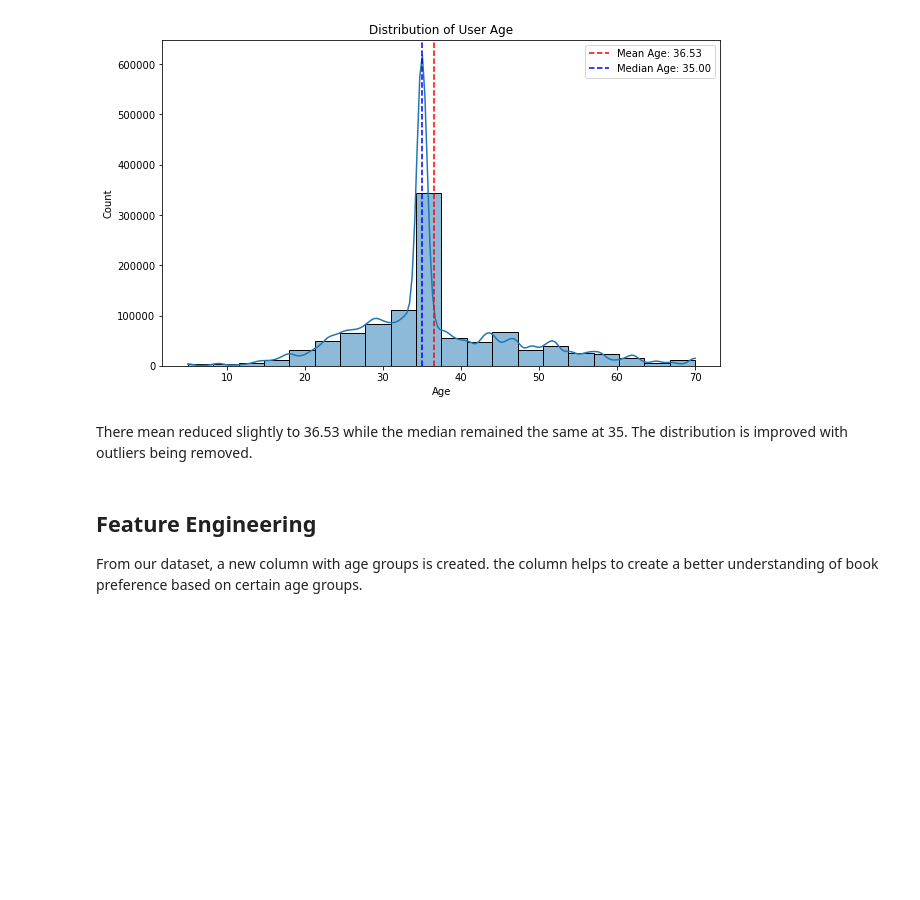
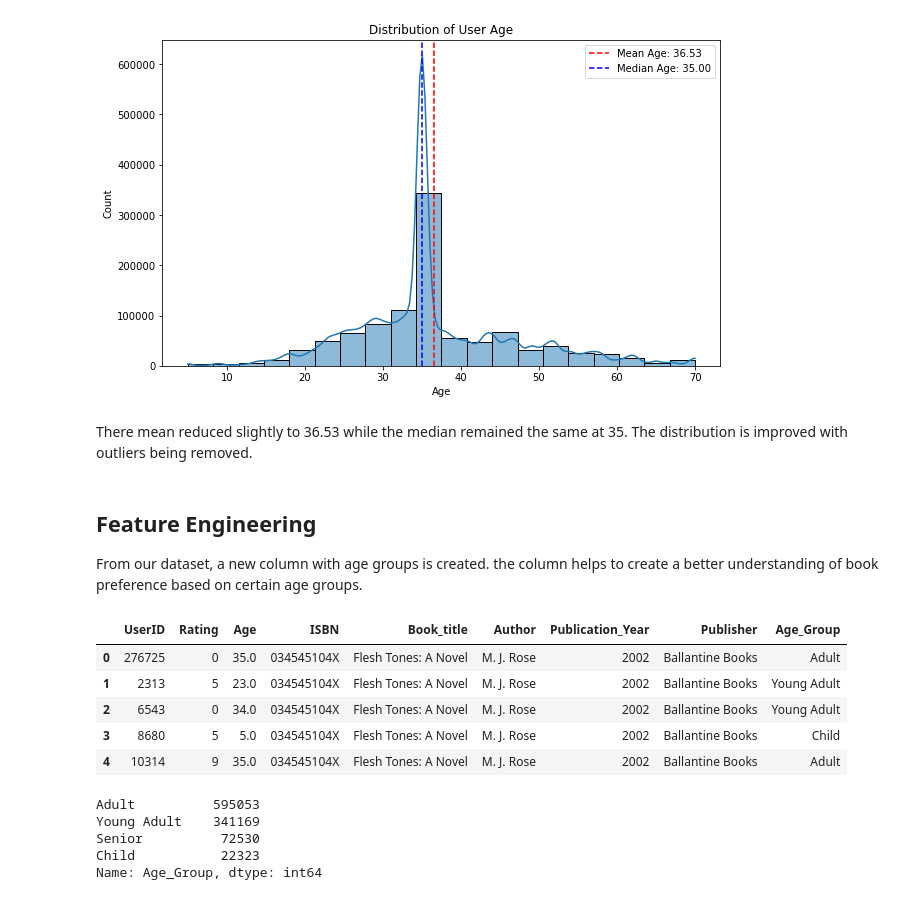
Before and after one commit to aritamichael/Final_Project_4_Moringa, a Jupyter notebook: index.ipynb, the cells around one changed output. Cells and saved outputs as stored; diff of their text form; code cells hidden in the pictures; blank space fills up the shorter version.

```diff
--- a/index.ipynb
+++ b/index.ipynb
@@ -856,3 +856,34 @@ The distribution is improved with outliers being removed.
 # %% [markdown]
 ## Feature Engineering
 From our dataset, a new column with age groups is created. the column helps to create a better understanding of book preference based on certain age groups.
+# %%
+#function for feature engineering
+def age_group(age):
+    if age < 18:
+        return 'Child'
+    elif age < 35:
+        return 'Young Adult'
+    elif age < 55:
+        return 'Adult'
+    else:
+        return 'Senior'
+
+# Apply the age_group function only on known ages
+merged_df1['Age_Group'] = merged_df1['Age'].apply(lambda x: age_group(x) if pd.notnull(x) else np.nan)
+merged_df1.head(5)
+# %% [output]
+|  | UserID | Rating | Age | ISBN | Book_title | Author | Publication_Year | Publisher | Age_Group |
+| 0 | 276725 | 0 | 35.0 | 034545104X | Flesh Tones: A Novel | M. J. Rose | 2002 | Ballantine Books | Adult |
+| 1 | 2313 | 5 | 23.0 | 034545104X | Flesh Tones: A Novel | M. J. Rose | 2002 | Ballantine Books | Young Adult |
+| 2 | 6543 | 0 | 34.0 | 034545104X | Flesh Tones: A Novel | M. J. Rose | 2002 | Ballantine Books | Young Adult |
+| 3 | 8680 | 5 | 5.0 | 034545104X | Flesh Tones: A Novel | M. J. Rose | 2002 | Ballantine Books | Child |
+| 4 | 10314 | 9 | 35.0 | 034545104X | Flesh Tones: A Novel | M. J. Rose | 2002 | Ballantine Books | Adult |
+# %%
+#Count of each age group
+merged_df1['Age_Group'].value_counts()
+# %% [output]
+Adult          595053
+Young Adult    341169
+Senior          72530
+Child           22323
+Name: Age_Group, dtype: int64
```
Also changed, not shown: parts of 3 cells of this notebook.
